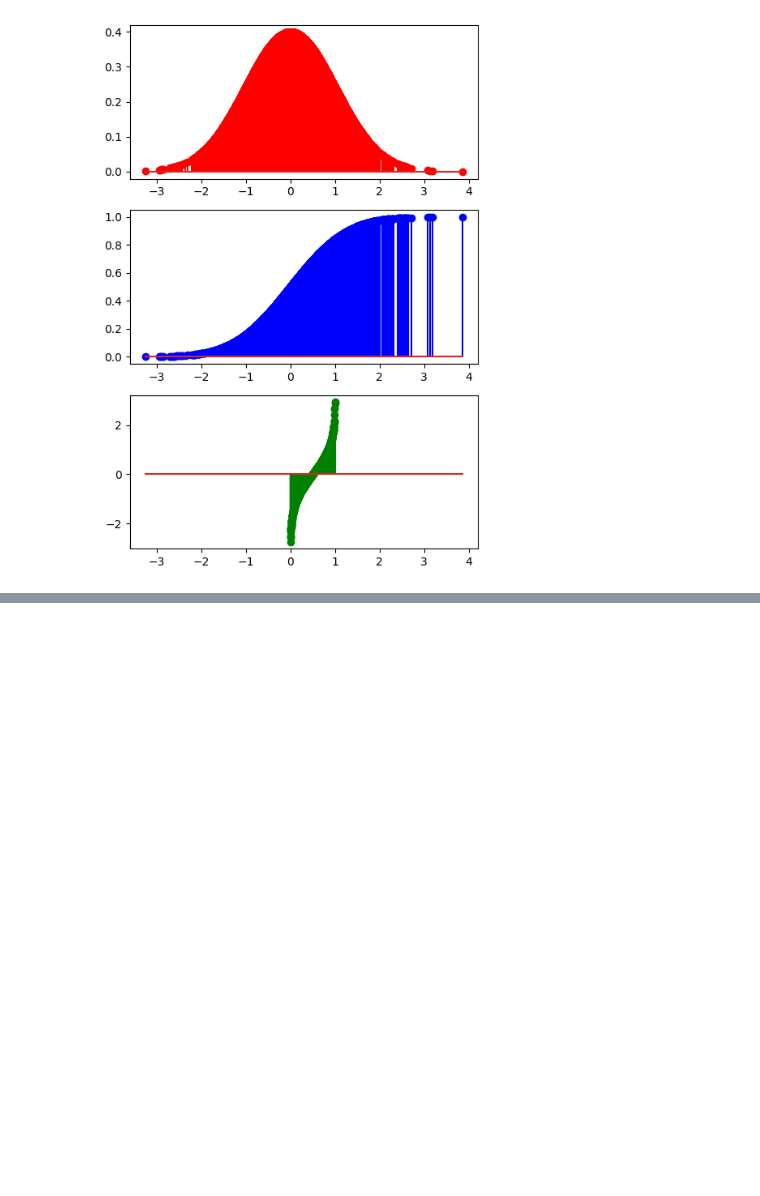
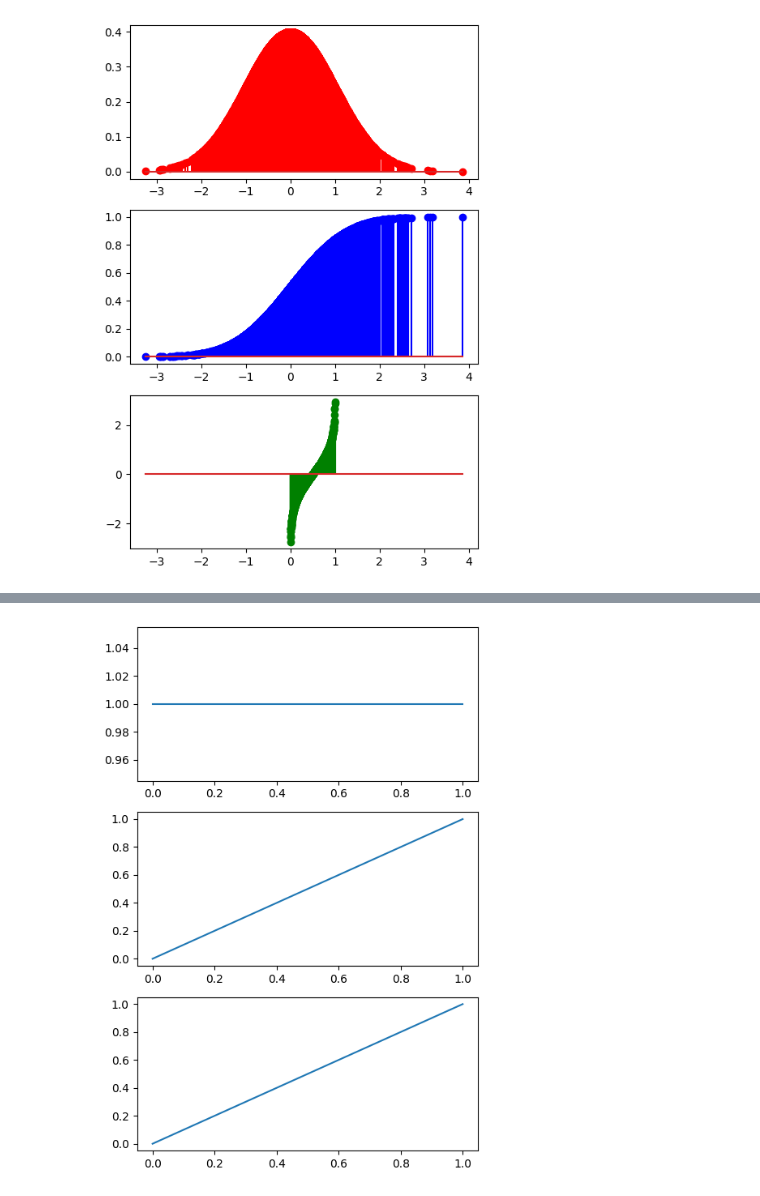
Before and after one commit to susanaf2000/probability-distribution-exercises-project-with-python, a Jupyter notebook: notebook/problems.ipynb, the cells around one changed output, grey strips where cells are left out. Drawn from its saved outputs; the diff is of its cells as text; code cells hidden in the pictures; blank space fills up the shorter version.

Commit message:
Exercise for uniform distribution being corrected

```diff
--- a/notebook/problems.ipynb
+++ b/notebook/problems.ipynb
@@ -168,0 +229,26 @@ plt.show()
+# %%
+from scipy.stats import uniform
+import matplotlib.pyplot as plt
+import numpy as np
+
+np.random.seed(42)
+
+data = np.linspace(0, 1, 1000)
+
+# PDF, CDF, and PPF for a uniform distribution between 0 and 1
+pdf = uniform.pdf(data)
+cdf = uniform.cdf(data)
+ppf = uniform.ppf(data)
+
+fig, axis = plt.subplots(3, 1, figsize=(5, 7))
+
+axis[0].plot(data, pdf)
+
+axis[1].plot(data, cdf)
+
+axis[2].plot(data, ppf)
+
+plt.tight_layout()
+plt.show()
+# %% [output]
+[figure, added]
```
Also changed, not shown: parts of 4 cells of this notebook.
